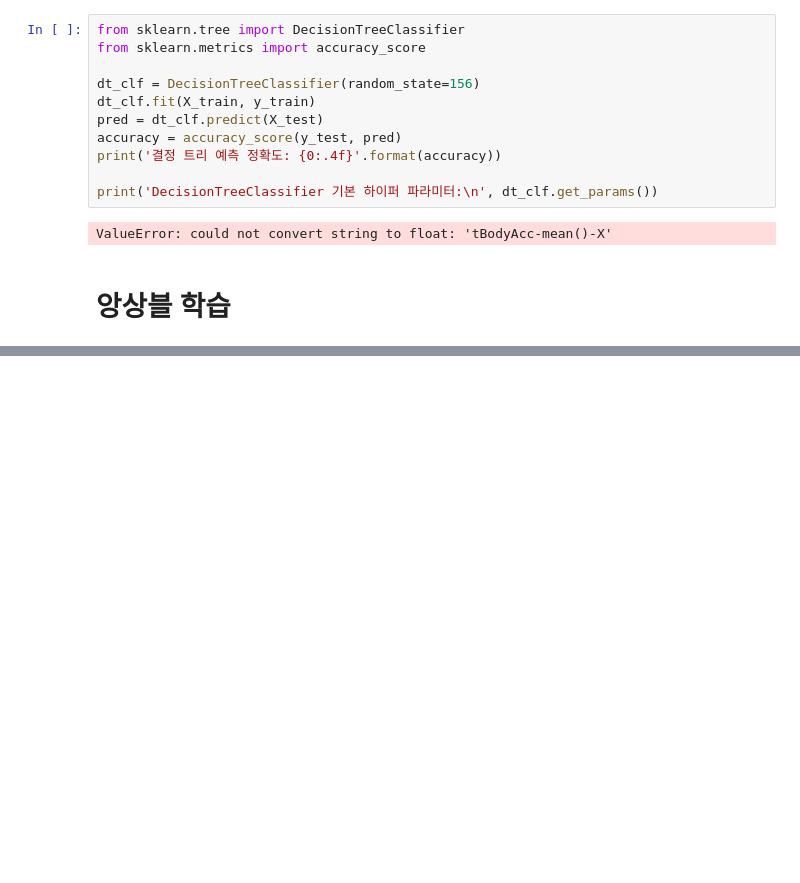
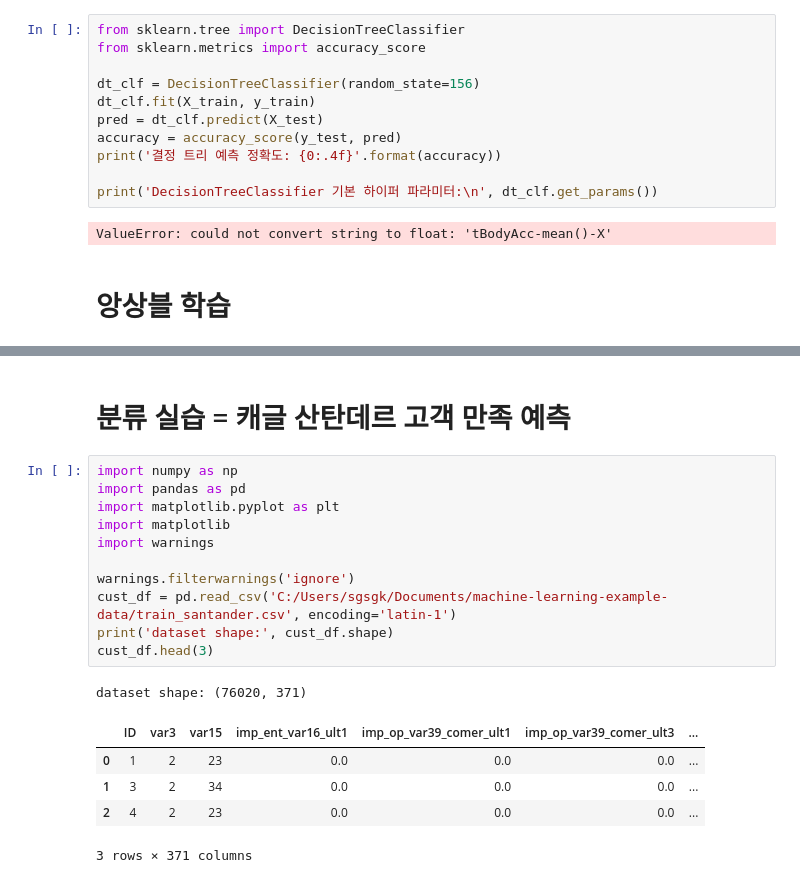
Before and after one commit to zi0-hand/machine-learning-study, a Jupyter notebook: book study/part4.ipynb, the cells around one changed output, grey strips where cells are left out. Saved outputs shown, nothing was run; the diff lists cells and outputs as text; blank space fills up the shorter version.

Commit message:
캐글 산탄데르 고객 만족 예측 실습

```diff
--- a/book study/part4.ipynb
+++ b/book study/part4.ipynb
@@ -168,0 +369,20 @@ pred = vo_clf.predict(X_test)
+# %% [markdown]
+# 분류 실습 = 캐글 산탄데르 고객 만족 예측
+# %%
+import numpy as np
+import pandas as pd
+import matplotlib.pyplot as plt
+import matplotlib
+import warnings
+
+warnings.filterwarnings('ignore')
+cust_df = pd.read_csv('C:/Users/sgsgk/Documents/machine-learning-example-data/train_santander.csv', encoding='latin-1')
+print('dataset shape:', cust_df.shape)
+cust_df.head(3)
+# %% [output]
+dataset shape: (76020, 371)
+|  | ID | var3 | var15 | imp_ent_var16_ult1 | imp_op_var39_comer_ult1 | imp_op_var39_comer_ult3 | ... |
+| 0 | 1 | 2 | 23 | 0.0 | 0.0 | 0.0 | ... |
+| 1 | 3 | 2 | 34 | 0.0 | 0.0 | 0.0 | ... |
+| 2 | 4 | 2 | 23 | 0.0 | 0.0 | 0.0 | ... |
+3 rows × 371 columns
```
Also changed, not shown: parts of 23 cells of this notebook.
